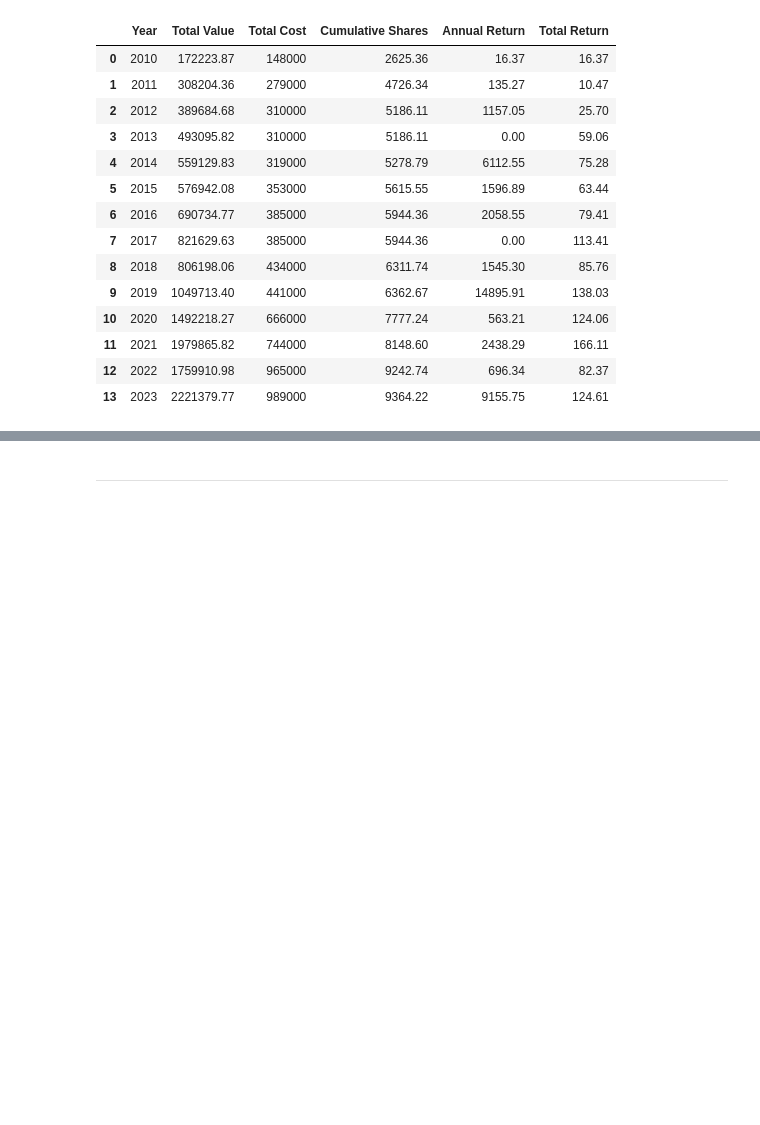
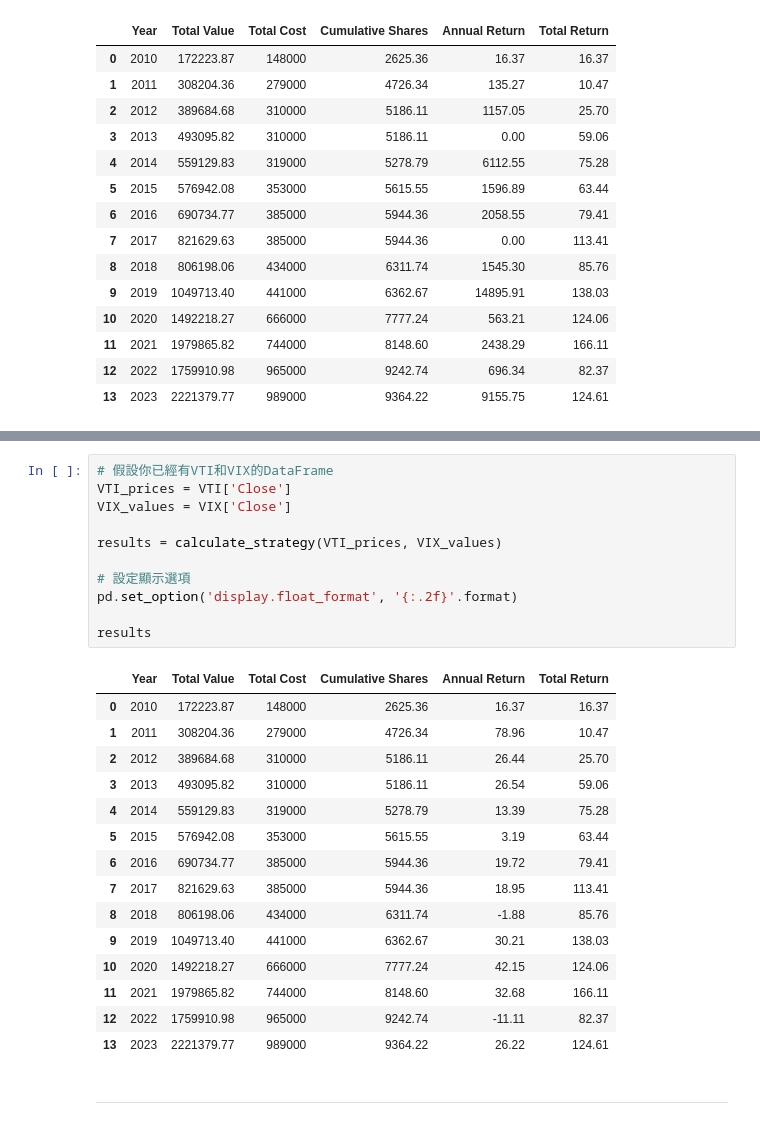
Before and after one commit to jerry860911/stock_backtest, a Jupyter notebook: us2.ipynb, the cells around one changed output, grey strips where cells are left out. Drawn from its saved outputs; the diff is of its cells as text; blank space fills up the shorter version.

```diff
--- a/us2.ipynb
+++ b/us2.ipynb
@@ -490,3 +543,30 @@ results
+# %%
+# 假設你已經有VTI和VIX的DataFrame
+VTI_prices = VTI['Close']
+VIX_values = VIX['Close']
+
+results = calculate_strategy(VTI_prices, VIX_values)
+
+# 設定顯示選項
+pd.set_option('display.float_format', '{:.2f}'.format)
+
+results
+# %% [output]
+|  | Year | Total Value | Total Cost | Cumulative Shares | Annual Return | Total Return |
+| 0 | 2010 | 172223.87 | 148000 | 2625.36 | 16.37 | 16.37 |
+| 1 | 2011 | 308204.36 | 279000 | 4726.34 | 78.96 | 10.47 |
+| 2 | 2012 | 389684.68 | 310000 | 5186.11 | 26.44 | 25.70 |
+| 3 | 2013 | 493095.82 | 310000 | 5186.11 | 26.54 | 59.06 |
+| 4 | 2014 | 559129.83 | 319000 | 5278.79 | 13.39 | 75.28 |
+| 5 | 2015 | 576942.08 | 353000 | 5615.55 | 3.19 | 63.44 |
+| 6 | 2016 | 690734.77 | 385000 | 5944.36 | 19.72 | 79.41 |
+| 7 | 2017 | 821629.63 | 385000 | 5944.36 | 18.95 | 113.41 |
+| 8 | 2018 | 806198.06 | 434000 | 6311.74 | -1.88 | 85.76 |
+| 9 | 2019 | 1049713.40 | 441000 | 6362.67 | 30.21 | 138.03 |
+| 10 | 2020 | 1492218.27 | 666000 | 7777.24 | 42.15 | 124.06 |
+| 11 | 2021 | 1979865.82 | 744000 | 8148.60 | 32.68 | 166.11 |
+| 12 | 2022 | 1759910.98 | 965000 | 9242.74 | -11.11 | 82.37 |
+| 13 | 2023 | 2221379.77 | 989000 | 9364.22 | 26.22 | 124.61 |
 # %% [markdown]
 - - -
 # %% [markdown]
```
Also changed, not shown: parts of 9 cells of this notebook.
